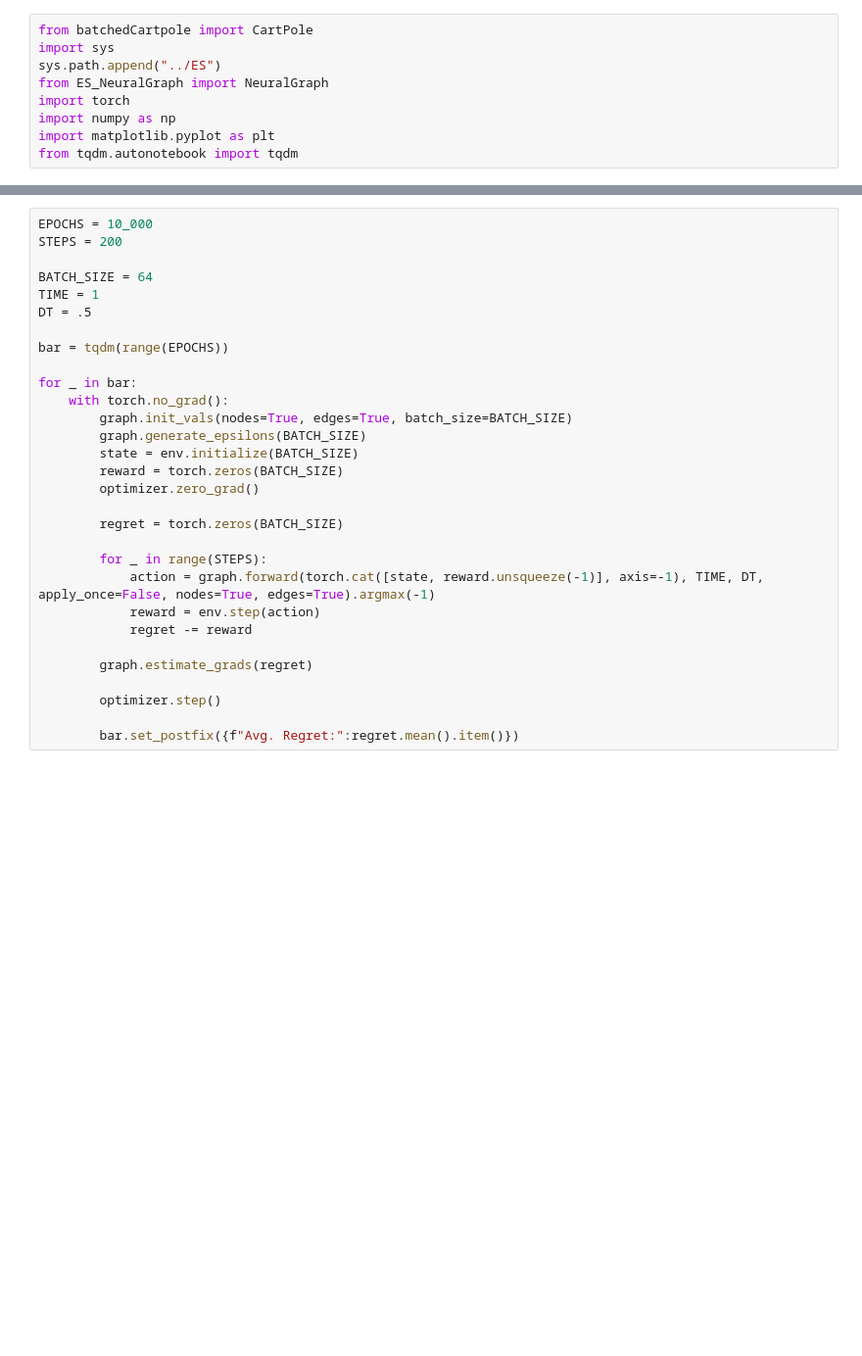
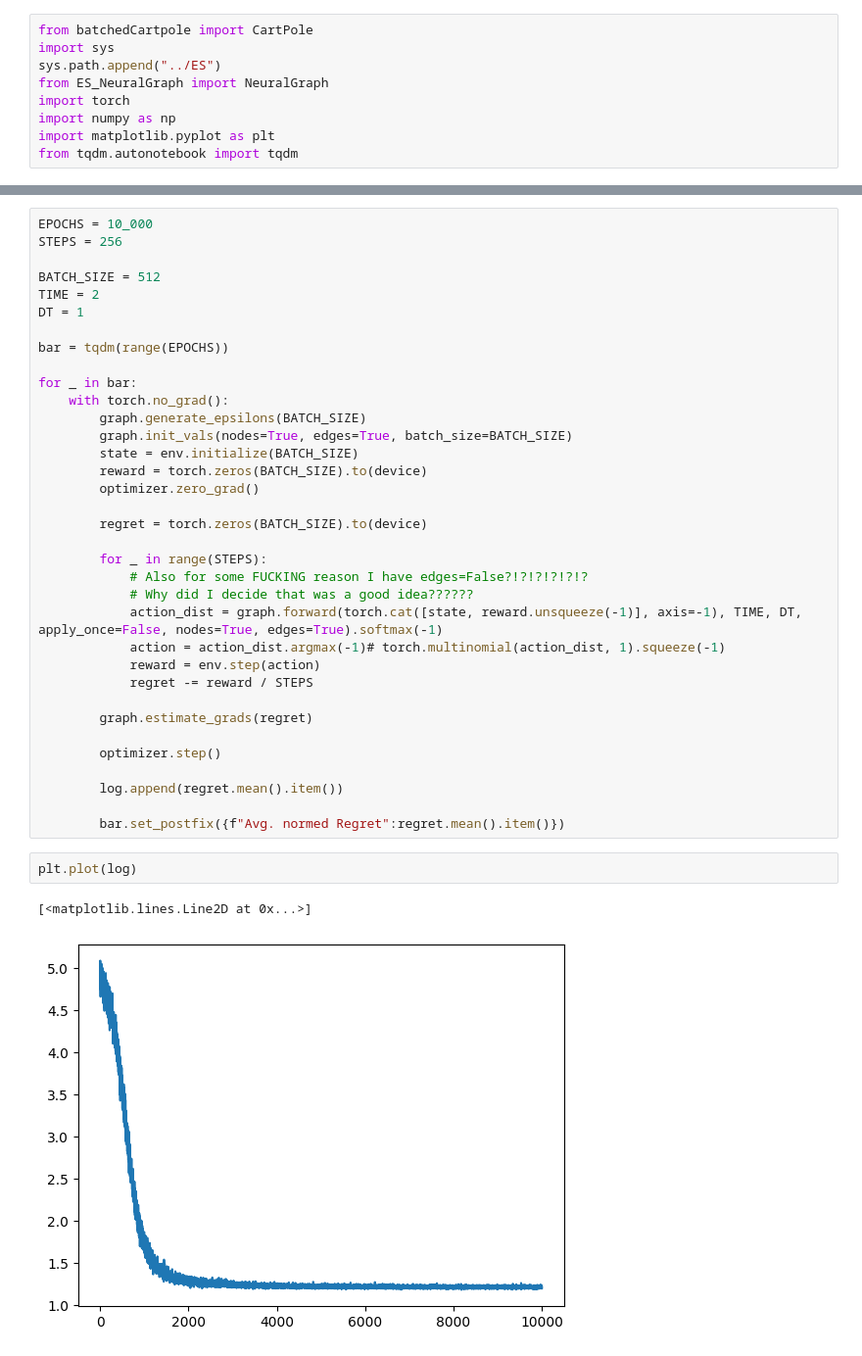
Before and after one commit to bunnalec/NeuralGraphPaper, a Jupyter notebook: RL/RL_ngraph.ipynb, the cells around one changed output, grey strips where cells are left out. Shown at 98% size. Saved outputs shown, nothing was run; the diff lists cells and outputs as text; blank space fills up the shorter version.

```diff
--- a/RL/RL_ngraph.ipynb
+++ b/RL/RL_ngraph.ipynb
@@ -26,30 +47,40 @@ optimizer = torch.optim.Adam(graph.parameters(), lr=1e-3)
 # %%
 EPOCHS = 10_000
-STEPS = 200
+STEPS = 256
 
-BATCH_SIZE = 64
-TIME = 1
-DT = .5
+BATCH_SIZE = 512
+TIME = 2
+DT = 1
 
 bar = tqdm(range(EPOCHS))
 
 for _ in bar:
     with torch.no_grad():
+        graph.generate_epsilons(BATCH_SIZE)
         graph.init_vals(nodes=True, edges=True, batch_size=BATCH_SIZE)
-        graph.generate_epsilons(BATCH_SIZE)
         state = env.initialize(BATCH_SIZE)
-        reward = torch.zeros(BATCH_SIZE)
+        reward = torch.zeros(BATCH_SIZE).to(device)
         optimizer.zero_grad()
 
-        regret = torch.zeros(BATCH_SIZE)
+        regret = torch.zeros(BATCH_SIZE).to(device)
 
         for _ in range(STEPS):
-            action = graph.forward(torch.cat([state, reward.unsqueeze(-1)], axis=-1), TIME, DT, apply_once=False, nodes=True, edges=True).argmax(-1)
+            # Also for some FUCKING reason I have edges=False?!?!?!?!?!?
+            # Why did I decide that was a good idea??????
+            action_dist = graph.forward(torch.cat([state, reward.unsqueeze(-1)], axis=-1), TIME, DT, apply_once=False, nodes=True, edges=True).softmax(-1)
+            action = action_dist.argmax(-1)# torch.multinomial(action_dist, 1).squeeze(-1)
             reward = env.step(action)
-            regret -= reward
+            regret -= reward / STEPS
 
         graph.estimate_grads(regret)
 
         optimizer.step()
 
-        bar.set_postfix({f"Avg. Regret:":regret.mean().item()})
+        log.append(regret.mean().item())
+
+        bar.set_postfix({f"Avg. normed Regret":regret.mean().item()})
+# %%
+plt.plot(log)
+# %% [output]
+[<matplotlib.lines.Line2D at 0x...>]
+[figure, added]
```
Also changed, not shown: parts of 3 cells of this notebook, 25 other files.
